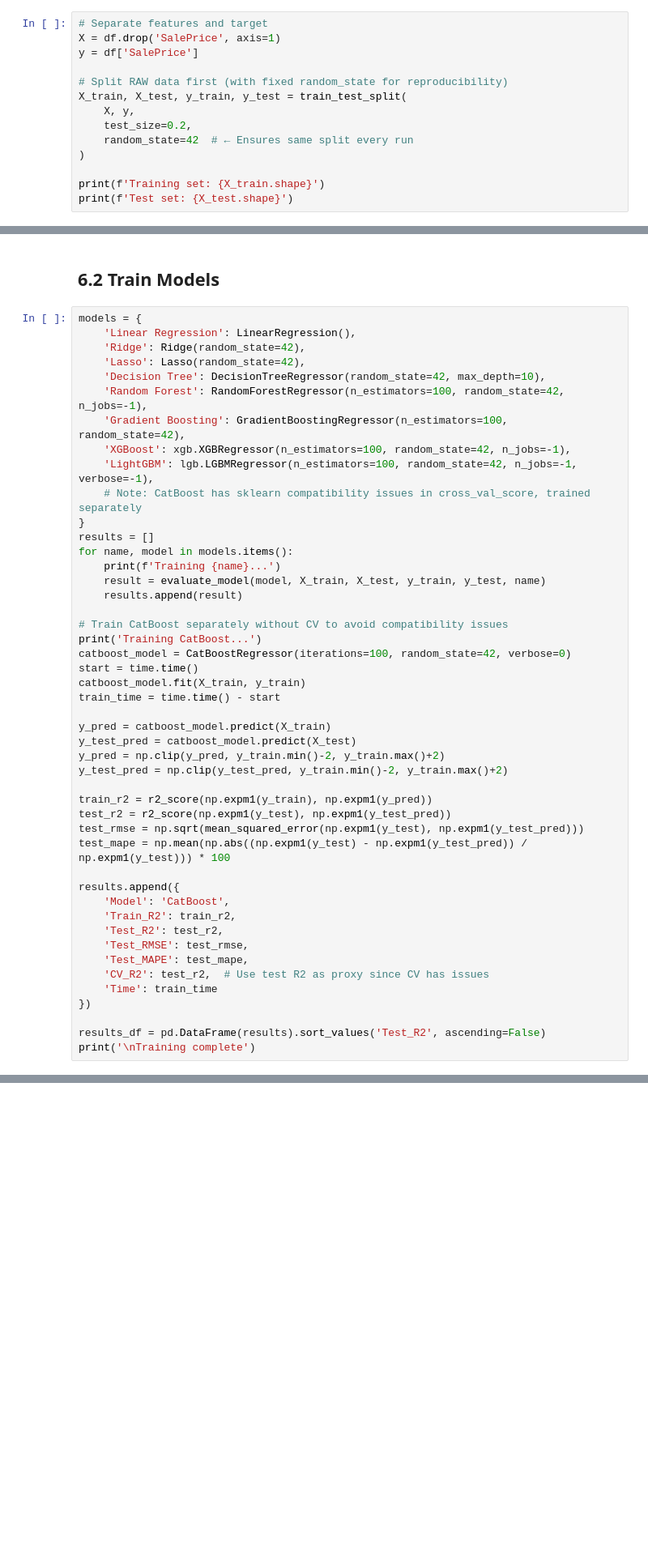
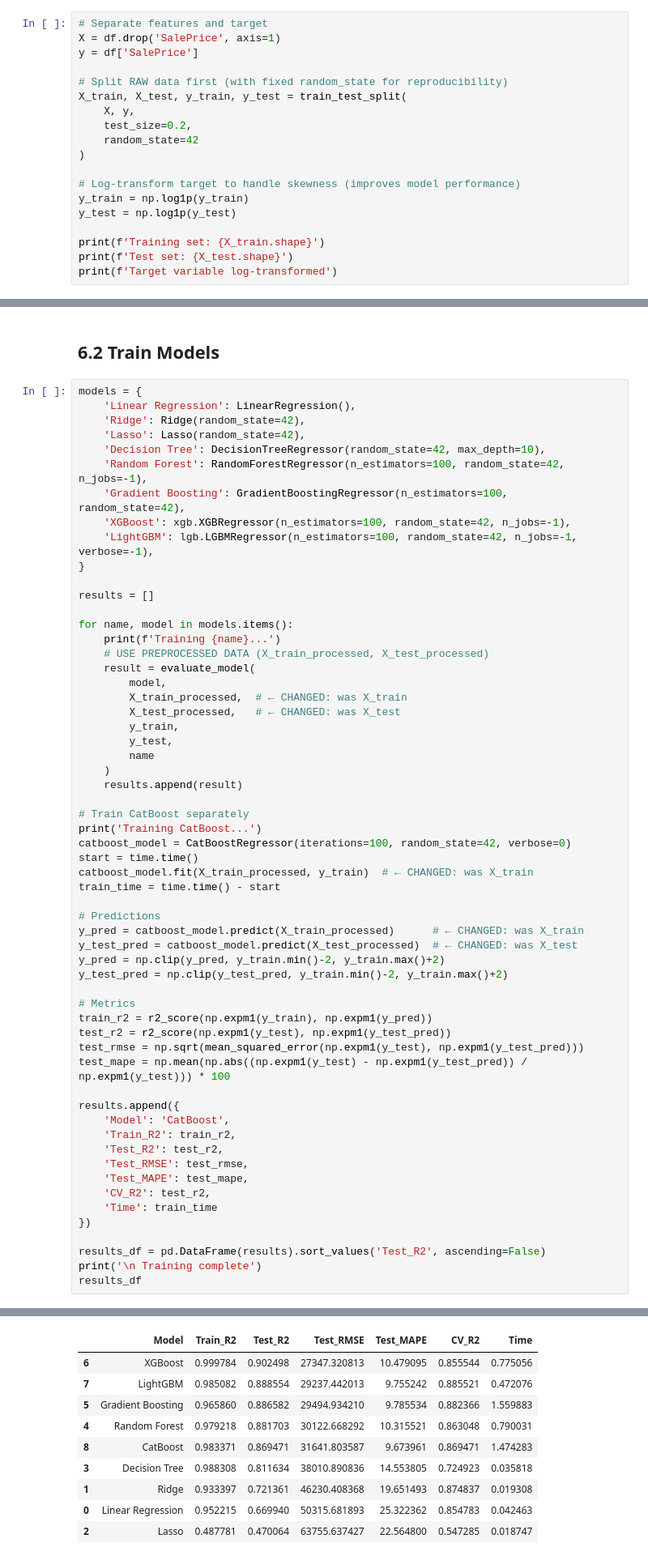
Before and after one commit to sayeesx/Ames-Housing-Price-Prediction-ML, a Jupyter notebook: PRCP-1020-HousePricePred.ipynb, the cells around one changed output, grey strips where cells are left out. Shown at 81% size. Drawn from its saved outputs; the diff is of its cells as text; blank space fills up the shorter version.

```diff
--- a/PRCP-1020-HousePricePred.ipynb
+++ b/PRCP-1020-HousePricePred.ipynb
@@ -206,9 +216,14 @@ y = df['SalePrice']
 X_train, X_test, y_train, y_test = train_test_split(
     X, y,
     test_size=0.2,
-    random_state=42  # ← Ensures same split every run
+    random_state=42
 )
+
+# Log-transform target to handle skewness (improves model performance)
+y_train = np.log1p(y_train)
+y_test = np.log1p(y_test)
 
 print(f'Training set: {X_train.shape}')
 print(f'Test set: {X_test.shape}')
+print(f'Target variable log-transformed')
 # %% [output]
@@ -423,26 +473,37 @@ models = {
     'Gradient Boosting': GradientBoostingRegressor(n_estimators=100, random_state=42),
     'XGBoost': xgb.XGBRegressor(n_estimators=100, random_state=42, n_jobs=-1),
     'LightGBM': lgb.LGBMRegressor(n_estimators=100, random_state=42, n_jobs=-1, verbose=-1),
-    # Note: CatBoost has sklearn compatibility issues in cross_val_score, trained separately
 }
+
 results = []
+
 for name, model in models.items():
     print(f'Training {name}...')
-    result = evaluate_model(model, X_train, X_test, y_train, y_test, name)
+    # USE PREPROCESSED DATA (X_train_processed, X_test_processed)
+    result = evaluate_model(
+        model,
+        X_train_processed,  # ← CHANGED: was X_train
+        X_test_processed,   # ← CHANGED: was X_test
+        y_train,
+        y_test,
+        name
+    )
     results.append(result)
 
-# Train CatBoost separately without CV to avoid compatibility issues
+# Train CatBoost separately
 print('Training CatBoost...')
 catboost_model = CatBoostRegressor(iterations=100, random_state=42, verbose=0)
 start = time.time()
-catboost_model.fit(X_train, y_train)
+catboost_model.fit(X_train_processed, y_train)  # ← CHANGED: was X_train
 train_time = time.time() - start
 
-y_pred = catboost_model.predict(X_train)
-y_test_pred = catboost_model.predict(X_test)
+# Predictions
+y_pred = catboost_model.predict(X_train_processed)      # ← CHANGED: was X_train
+y_test_pred = catboost_model.predict(X_test_processed)  # ← CHANGED: was X_test
 y_pred = np.clip(y_pred, y_train.min()-2, y_train.max()+2)
 y_test_pred = np.clip(y_test_pred, y_train.min()-2, y_train.max()+2)
 
+# Metrics
 train_r2 = r2_score(np.expm1(y_train), np.expm1(y_pred))
 test_r2 = r2_score(np.expm1(y_test), np.expm1(y_test_pred))
 test_rmse = np.sqrt(mean_squared_error(np.expm1(y_test), np.expm1(y_test_pred)))
@@ -454,12 +515,13 @@ results.append({
     'Test_R2': test_r2,
     'Test_RMSE': test_rmse,
     'Test_MAPE': test_mape,
-    'CV_R2': test_r2,  # Use test R2 as proxy since CV has issues
+    'CV_R2': test_r2,
     'Time': train_time
 })
 
 results_df = pd.DataFrame(results).sort_values('Test_R2', ascending=False)
-print('\nTraining complete')
+print('\n Training complete')
+results_df
 # %% [output]
 Training Linear Regression...
 Training Ridge...
@@ -475,3 +537,13 @@ Training complete
+|  | Model | Train_R2 | Test_R2 | Test_RMSE | Test_MAPE | CV_R2 | Time |
+| 6 | XGBoost | 0.999784 | 0.902498 | 27347.320813 | 10.479095 | 0.855544 | 0.775056 |
+| 7 | LightGBM | 0.985082 | 0.888554 | 29237.442013 | 9.755242 | 0.885521 | 0.472076 |
+| 5 | Gradient Boosting | 0.965860 | 0.886582 | 29494.934210 | 9.785534 | 0.882366 | 1.559883 |
+| 4 | Random Forest | 0.979218 | 0.881703 | 30122.668292 | 10.315521 | 0.863048 | 0.790031 |
+| 8 | CatBoost | 0.983371 | 0.869471 | 31641.803587 | 9.673961 | 0.869471 | 1.474283 |
+| 3 | Decision Tree | 0.988308 | 0.811634 | 38010.890836 | 14.553805 | 0.724923 | 0.035818 |
+| 1 | Ridge | 0.933397 | 0.721361 | 46230.408368 | 19.651493 | 0.874837 | 0.019308 |
+| 0 | Linear Regression | 0.952215 | 0.669940 | 50315.681893 | 25.322362 | 0.854783 | 0.042463 |
+| 2 | Lasso | 0.487781 | 0.470064 | 63755.637427 | 22.564800 | 0.547285 | 0.018747 |
 # %% [markdown]
 ## 6.3 Model Comparison
 # %%
```
Also changed, not shown: parts of 33 cells of this notebook, 7 other files.
